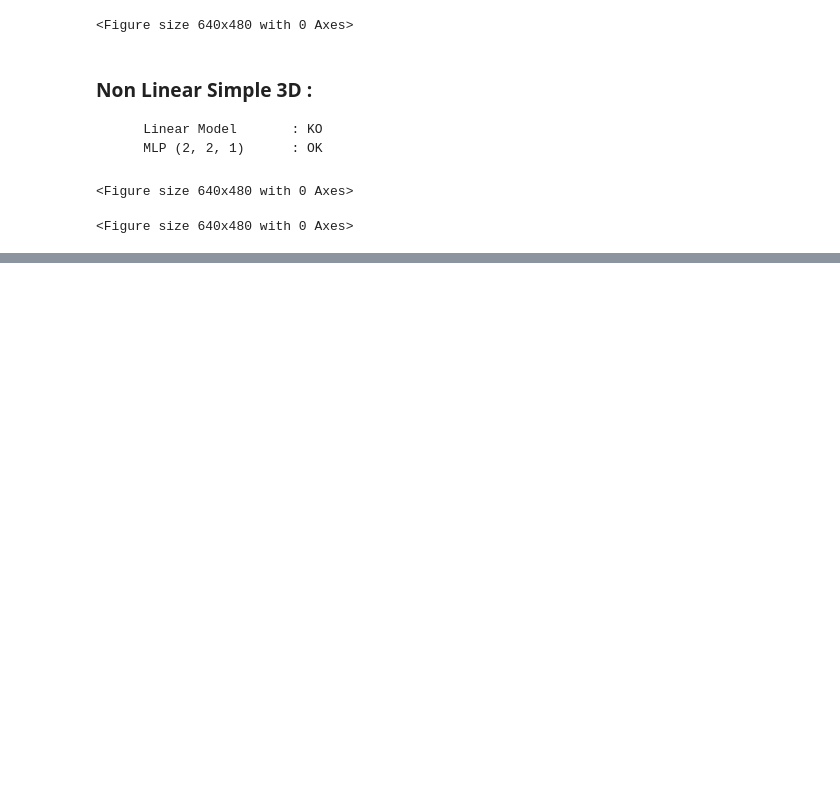
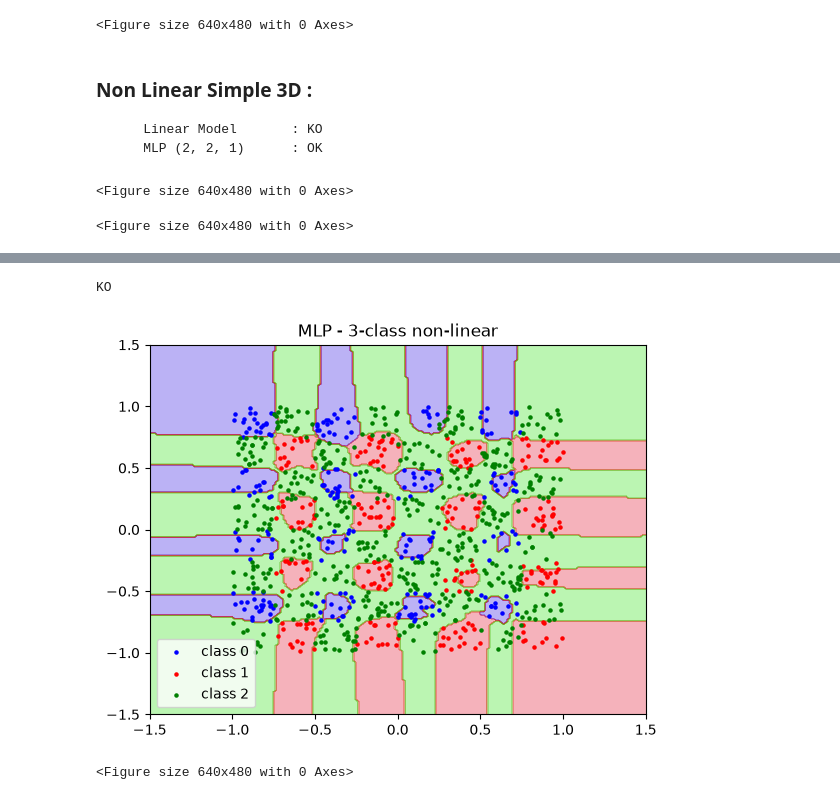
Before and after one commit to sangeric/projet_annuel_IABD, a Jupyter notebook: python_client/test_case.ipynb, the cells around one changed output, grey strips where cells are left out. Cells and saved outputs as stored; diff of their text form; code cells hidden in the pictures; blank space fills up the shorter version.

```diff
--- a/python_client/test_case.ipynb
+++ b/python_client/test_case.ipynb
@@ -10,5 +11,4 @@ C:\Users\erics\OneDrive\Bureau\Cursus\3e_ESGI\s2\PA\projet_annuel\projet_annuel_
 # %%
-import os
 import numpy as np
 from cffi import FFI
 ffi = FFI()
@@ -54,8 +54,11 @@ ffi.cdef("""
     );
 
 """, override=True)
-dll_path = os.path.abspath("../felidae_classifier/target/debug/felidae_classifier.dll")
-lib = ffi.dlopen(dll_path)
+if os.name != "Windows":
+    lib_path = os.path.abspath("../felidae_classifier/target/release/libfelidae_classifier.so")
+else:
+    lib_path = os.path.abspath("../felidae_classifier/target/release/felidae_classifier.dll")
+lib = ffi.dlopen(lib_path)
 # %% [markdown]
 # Cas de tests, rendu 2
 # %% [markdown]
@@ -835,0 +1143,44 @@ plt.clf()
+# %%
+X = np.random.random((1000,2))*2.0-1.0
+Y = np.array([[1,-1,-1] if abs(p[0]%0.5)<=0.25 and abs(p[1]%0.5)>0.25 else
+              [-1,1,-1] if abs(p[0]%0.5)>0.25 and abs(p[1]%0.5)<=0.25 else
+              [-1,-1,1] for p in X])
+
+X_f = np.ascontiguousarray(X, dtype=np.float32)
+Y_f = np.ascontiguousarray(Y, dtype=np.float32)
+
+layers = ffi_mlp.new("uint32_t[]", [2, 64, 64, 3])
+mlp = mlp_lib.mlp_create(layers, 4, b"tanh", b"tanh")
+mlp_lib.mlp_train(mlp,
+    ffi_mlp.from_buffer("float[]", X_f), X_f.shape[0], X_f.shape[1],
+    ffi_mlp.from_buffer("float[]", Y_f), Y_f.shape[0], Y_f.shape[1],
+    30000, 0.01)
+
+out = ffi_mlp.new("uint32_t[]", X_f.shape[0])
+mlp_lib.mlp_predict_classes(mlp, ffi_mlp.from_buffer("float[]", X_f), X_f.shape[0], X_f.shape[1], out)
+preds = np.array(list(out))
+expected = np.argmax(Y, axis=1)
+print("OK" if np.array_equal(preds, expected) else "KO")
+
+x0 = np.linspace(-1.5, 1.5, 200)
+x1 = np.linspace(-1.5, 1.5, 200)
+xx0, xx1 = np.meshgrid(x0, x1)
+grid = np.ascontiguousarray(np.c_[xx0.ravel(), xx1.ravel()].astype(np.float32))
+grid_out = ffi_mlp.new("uint32_t[]", grid.shape[0])
+mlp_lib.mlp_predict_classes(mlp, ffi_mlp.from_buffer("float[]", grid), grid.shape[0], grid.shape[1], grid_out)
+grid_preds = np.array(list(grid_out)).reshape(xx0.shape)
+
+mlp_lib.mlp_destroy(mlp)
+
+plt.contourf(xx0, xx1, grid_preds, alpha=0.3, cmap='brg')
+plt.scatter(X_f[expected==0,0], X_f[expected==0,1], color='blue', label='class 0', s=5, zorder=3)
+plt.scatter(X_f[expected==1,0], X_f[expected==1,1], color='red', label='class 1', s=5, zorder=3)
+plt.scatter(X_f[expected==2,0], X_f[expected==2,1], color='green', label='class 2', s=5, zorder=3)
+plt.legend()
+plt.title("MLP - 3-class non-linear")
+plt.show()
+plt.clf()
+# %% [output]
+KO
+[figure, added]
+<Figure size 640x480 with 0 Axes>
```
Also changed, not shown: parts of 31 cells of this notebook, 25 other files.
